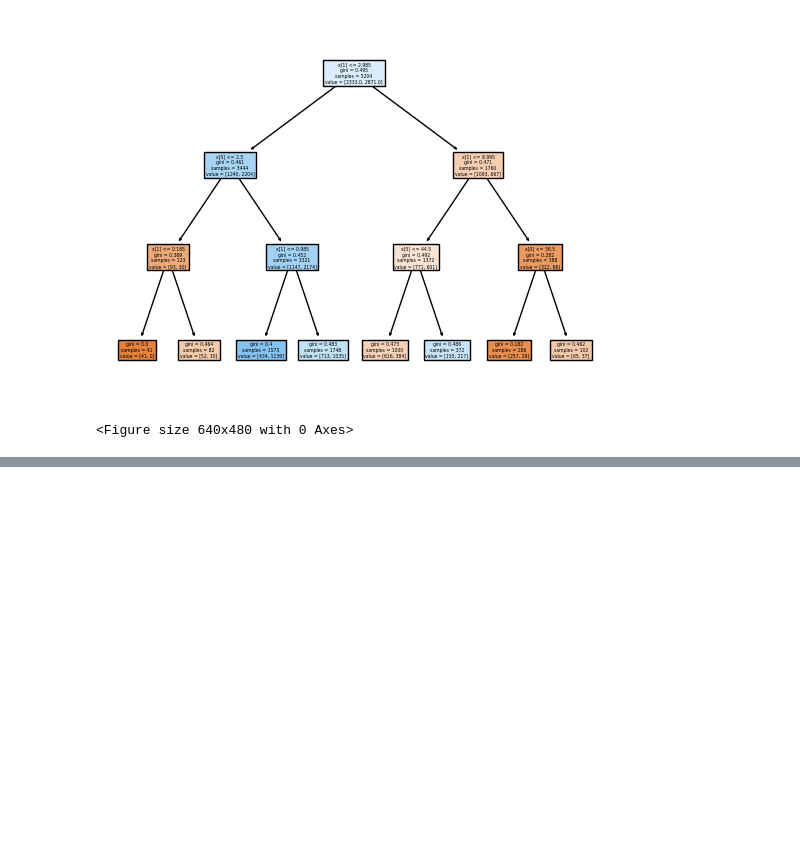
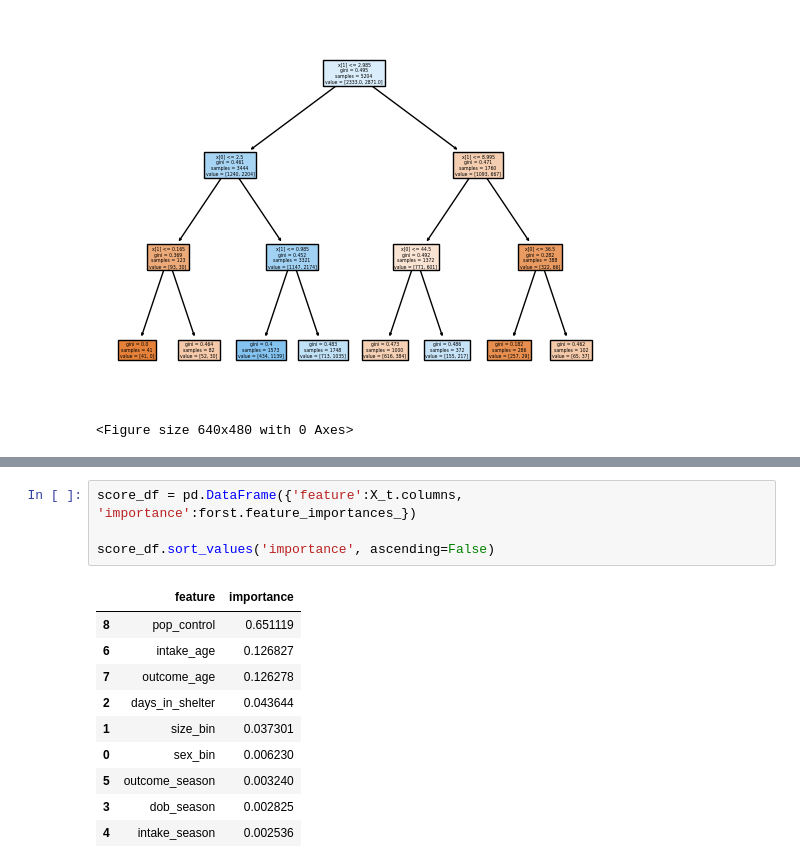
Before and after one commit to rty10/doggy-doggy-what-now, a Jupyter notebook: python_notebooks/nontemporal_modeling_01.ipynb, the cells around one changed output, grey strips where cells are left out. Saved outputs shown, nothing was run; the diff lists cells and outputs as text; blank space fills up the shorter version.

```diff
--- a/python_notebooks/nontemporal_modeling_01.ipynb
+++ b/python_notebooks/nontemporal_modeling_01.ipynb
@@ -50,0 +82,16 @@ del dog_tree
+# %%
+score_df = pd.DataFrame({'feature':X_t.columns,
+'importance':forst.feature_importances_})
+
+score_df.sort_values('importance', ascending=False)
+# %% [output]
+|  | feature | importance |
+| 8 | pop_control | 0.651119 |
+| 6 | intake_age | 0.126827 |
+| 7 | outcome_age | 0.126278 |
+| 2 | days_in_shelter | 0.043644 |
+| 1 | size_bin | 0.037301 |
+| 0 | sex_bin | 0.006230 |
+| 5 | outcome_season | 0.003240 |
+| 3 | dob_season | 0.002825 |
+| 4 | intake_season | 0.002536 |
```
Also changed, not shown: parts of 16 cells of this notebook, 1 other file.
